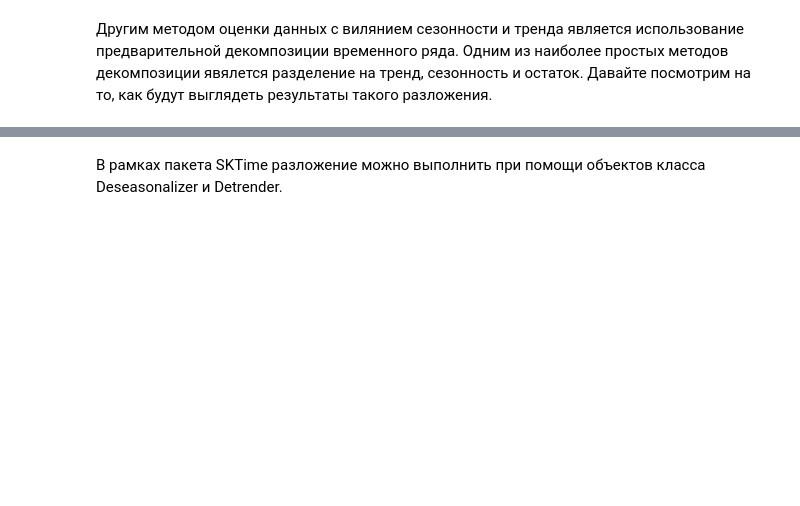
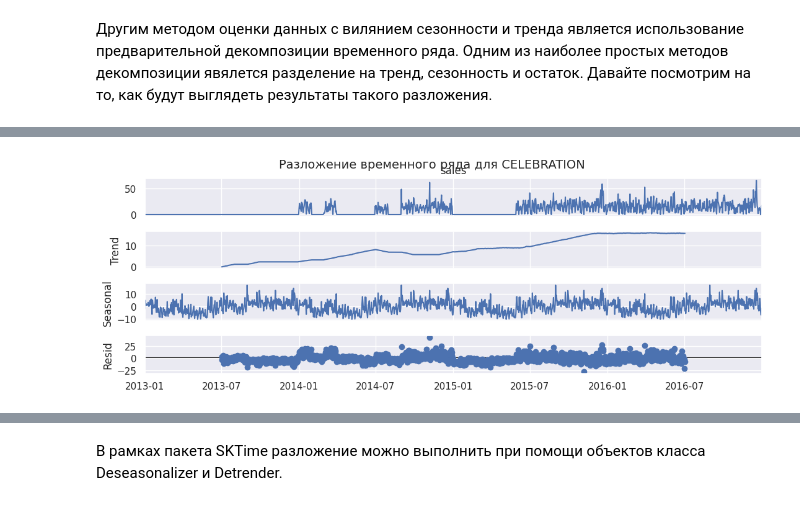
Before and after one commit to lastinm/ml_hw_notebooks, a Jupyter notebook: УрФУ_МОМО_Временные_ряды_Домашнее_задание_№2.ipynb, the cells around one changed output, grey strips where cells are left out. Saved outputs shown, nothing was run; the diff lists cells and outputs as text; code cells hidden in the pictures; blank space fills up the shorter version.

```diff
--- a/УрФУ_МОМО_Временные_ряды_Домашнее_задание_№2.ipynb
+++ b/УрФУ_МОМО_Временные_ряды_Домашнее_задание_№2.ipynb
@@ -604,0 +593,9 @@ result.plot();
+# %%
+from statsmodels.tsa.seasonal import seasonal_decompose
+# 'SEAFOOD', 'CELEBRATION', 'CLEANING', 'LAWN AND GARDEN', 'MEATS'
+result = seasonal_decompose(y2_train, model='additive', period = 365, two_sided=True)  # период
+result.plot();
+plt.suptitle('Разложение временного ряда для CELEBRATION', fontsize=14)  # Добавляем название визуализации
+plt.show()
+# %% [output]
+[figure, added]
```
Also changed, not shown: parts of 114 cells of this notebook.
